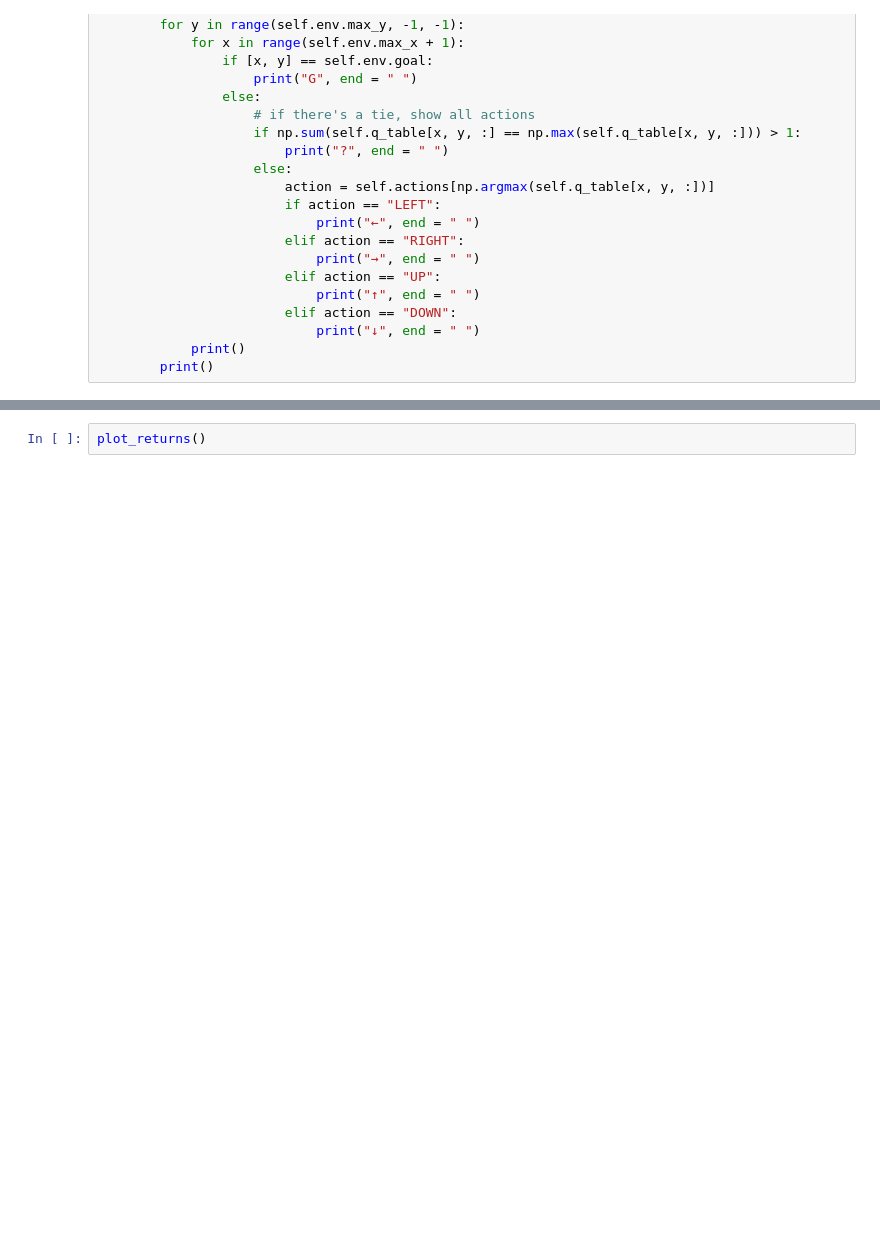
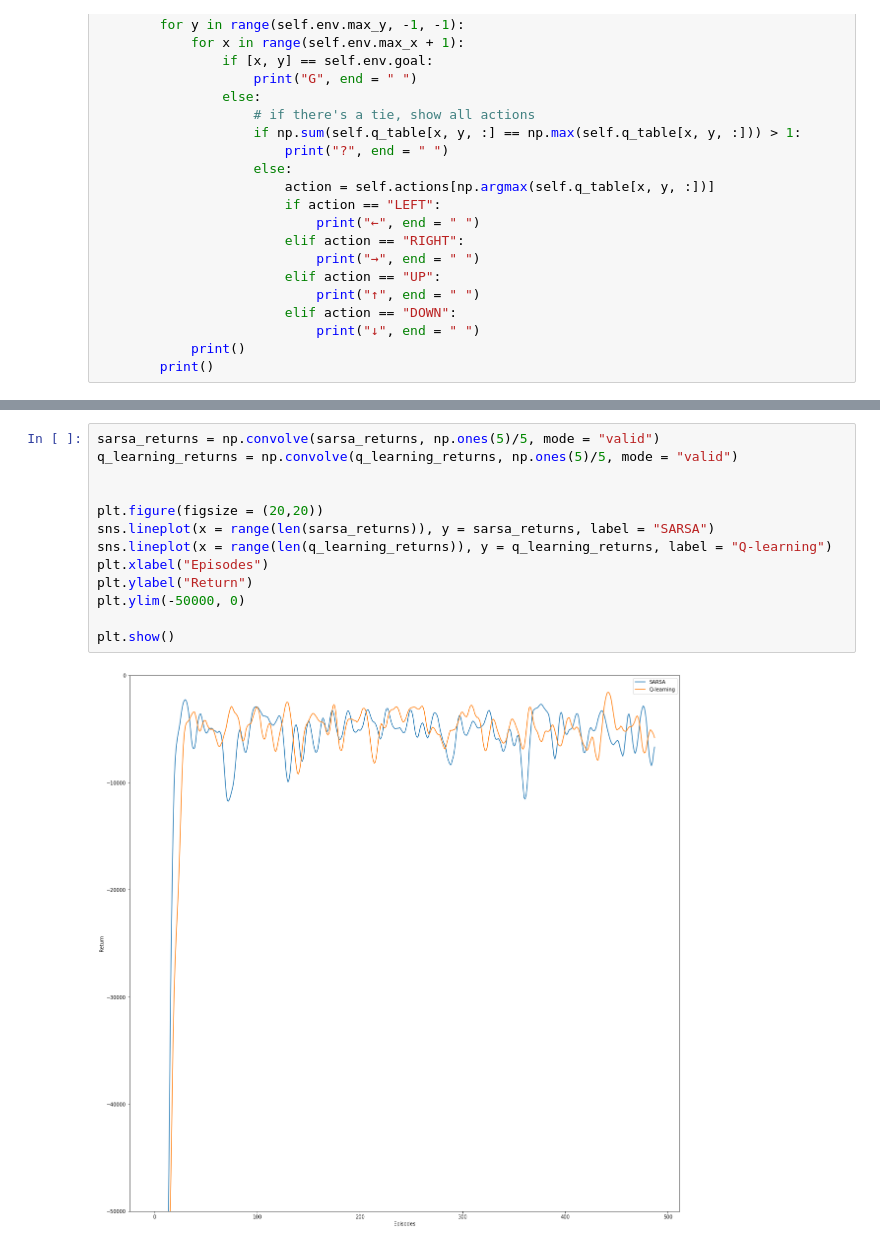
Before and after one commit to joshyaffee/inde597_go_bot, a Jupyter notebook: TD-examples/cliffwalk.ipynb, the cells around one changed output, grey strips where cells are left out. Drawn from its saved outputs; the diff is of its cells as text; blank space fills up the shorter version.

```diff
--- a/TD-examples/cliffwalk.ipynb
+++ b/TD-examples/cliffwalk.ipynb
@@ -202,2 +204,15 @@ def plot_returns():
-# %%
-plot_returns()
+# %%
+sarsa_returns = np.convolve(sarsa_returns, np.ones(5)/5, mode = "valid")
+q_learning_returns = np.convolve(q_learning_returns, np.ones(5)/5, mode = "valid")
+
+
+plt.figure(figsize = (20,20))
+sns.lineplot(x = range(len(sarsa_returns)), y = sarsa_returns, label = "SARSA")
+sns.lineplot(x = range(len(q_learning_returns)), y = q_learning_returns, label = "Q-learning")
+plt.xlabel("Episodes")
+plt.ylabel("Return")
+plt.ylim(-50000, 0)
+
+plt.show()
+# %% [output]
+[figure, added]
```
Also changed, not shown: parts of 3 cells of this notebook.
